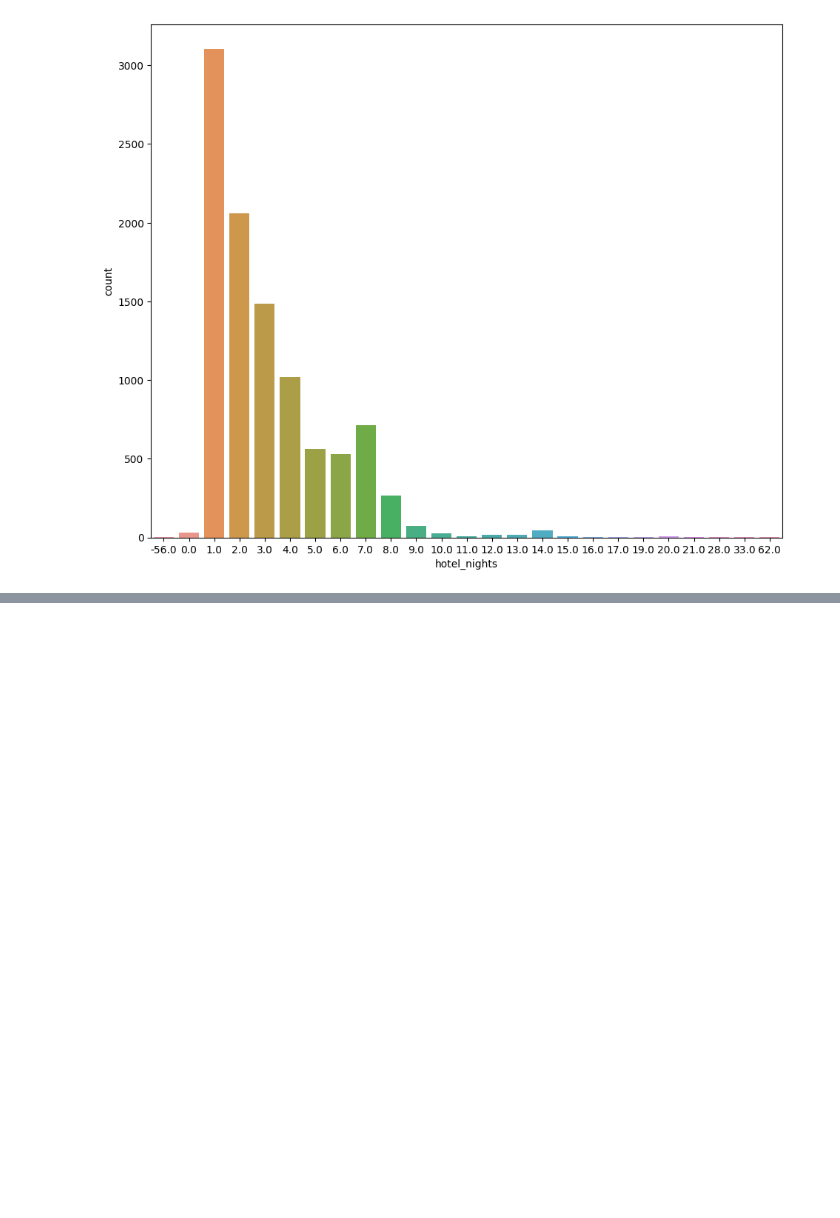
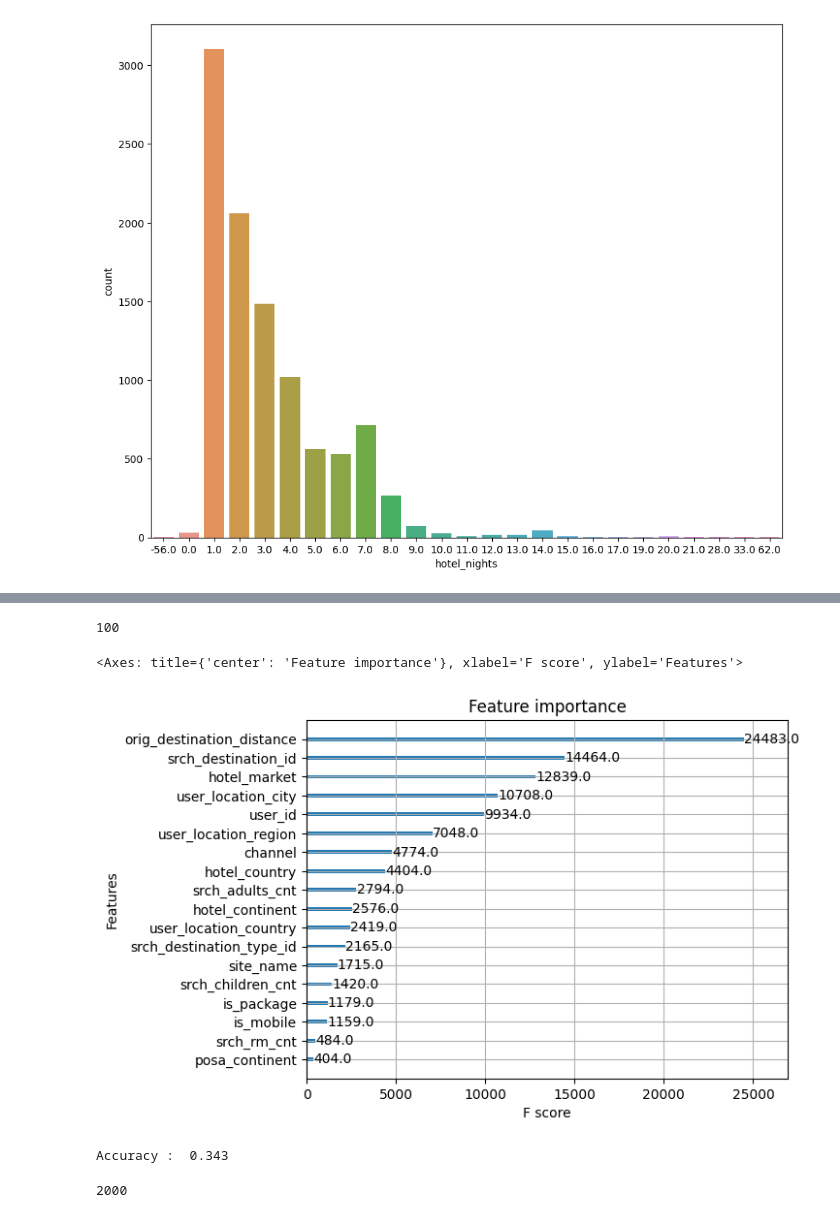
Before and after one commit to ac2393921/kaggle-expedia-hotel-recommendations, a Jupyter notebook: project/notebooks/eda.ipynb, the cells around one changed output, grey strips where cells are left out. Saved outputs shown, nothing was run; the diff lists cells and outputs as text; code cells hidden in the pictures; blank space fills up the shorter version.

```diff
--- a/project/notebooks/eda.ipynb
+++ b/project/notebooks/eda.ipynb
@@ -222,0 +253,8 @@ lim = ax.set(ylim=(0.5, 5.5))
+# %%
+XGB_CLASSIFIER_DEFAULT_PARAMS = {
+    "max_depth": 3,
+    "learning_rate": 0.01,
+    "n_estimators": 50,
+    "random_state": 3,
+}
+model = xgb.XGBClassifier(**XGB_CLASSIFIER_DEFAULT_PARAMS)
@@ -222,0 +302,2 @@ lim = ax.set(ylim=(0.5, 5.5))
+# %%
+model.fit(train_x, train_y)
@@ -222,0 +336,28 @@ lim = ax.set(ylim=(0.5, 5.5))
+# %%
+len(train.hotel_cluster.unique())
+# %% [output]
+100
+# %%
+dtrain = xgb.DMatrix(train_x, label=train_y)
+# %%
+num_round = 30
+param = {'max_depth': 10, 'eta': 0.1, 'objective': 'multi:softmax', 'num_class': 100, 'eval_metric': 'map'}
+bst = xgb.train(param, dtrain, num_round)
+# %%
+xgb.plot_importance(bst)
+# %% [output]
+<Axes: title={'center': 'Feature importance'}, xlabel='F score', ylabel='Features'>
+[figure, added]
+# %%
+from sklearn.metrics import accuracy_score
+# test_predictors = [c for c in train.columns if c not in ["hotel_cluster", "date_time", "srch_ci", "srch_co", 'is_booking', 'cnt']]
+dvalid = xgb.DMatrix(test_x)
+pred = bst.predict(dvalid)
+acc = accuracy_score(test_y, pred)
+print("Accuracy : ", acc)
+# %% [output]
+Accuracy :  0.343
+# %%
+len(pred)
+# %% [output]
+2000
```
Also changed, not shown: parts of 15 cells of this notebook.
